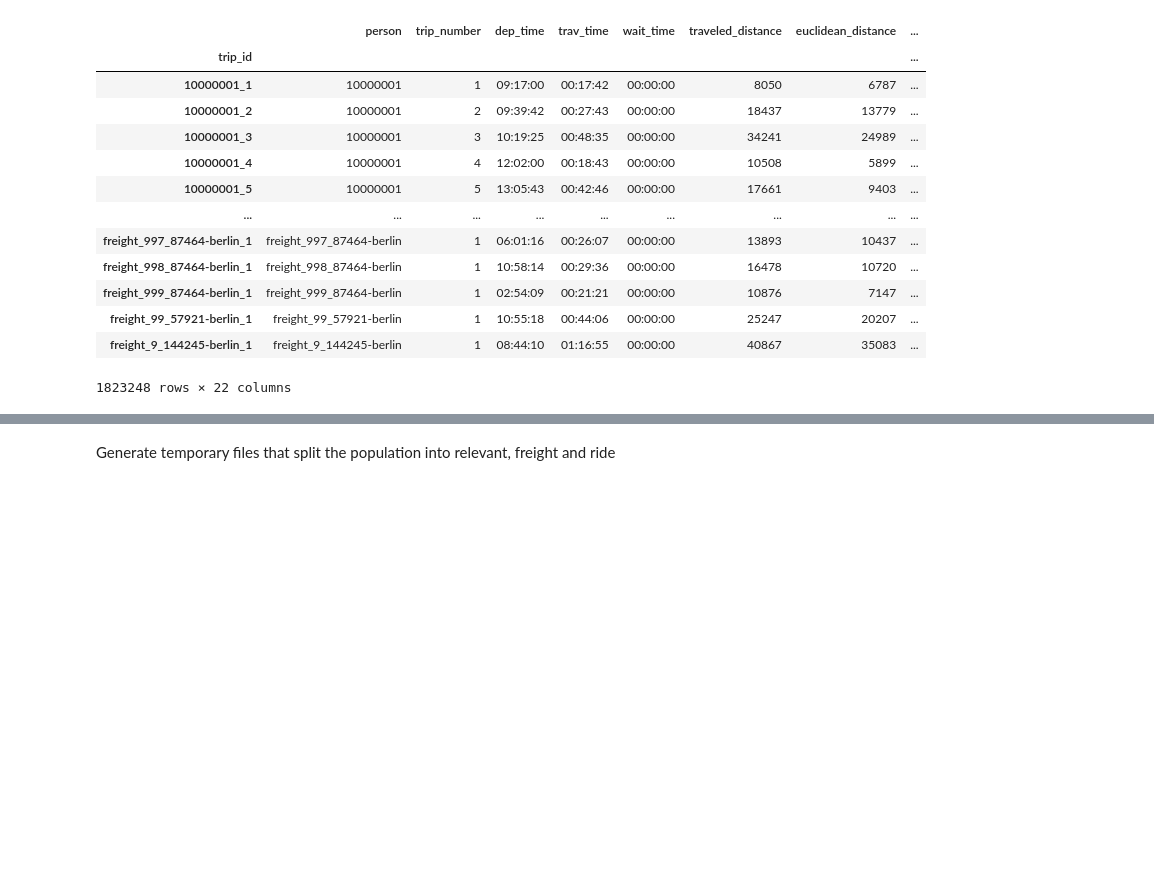
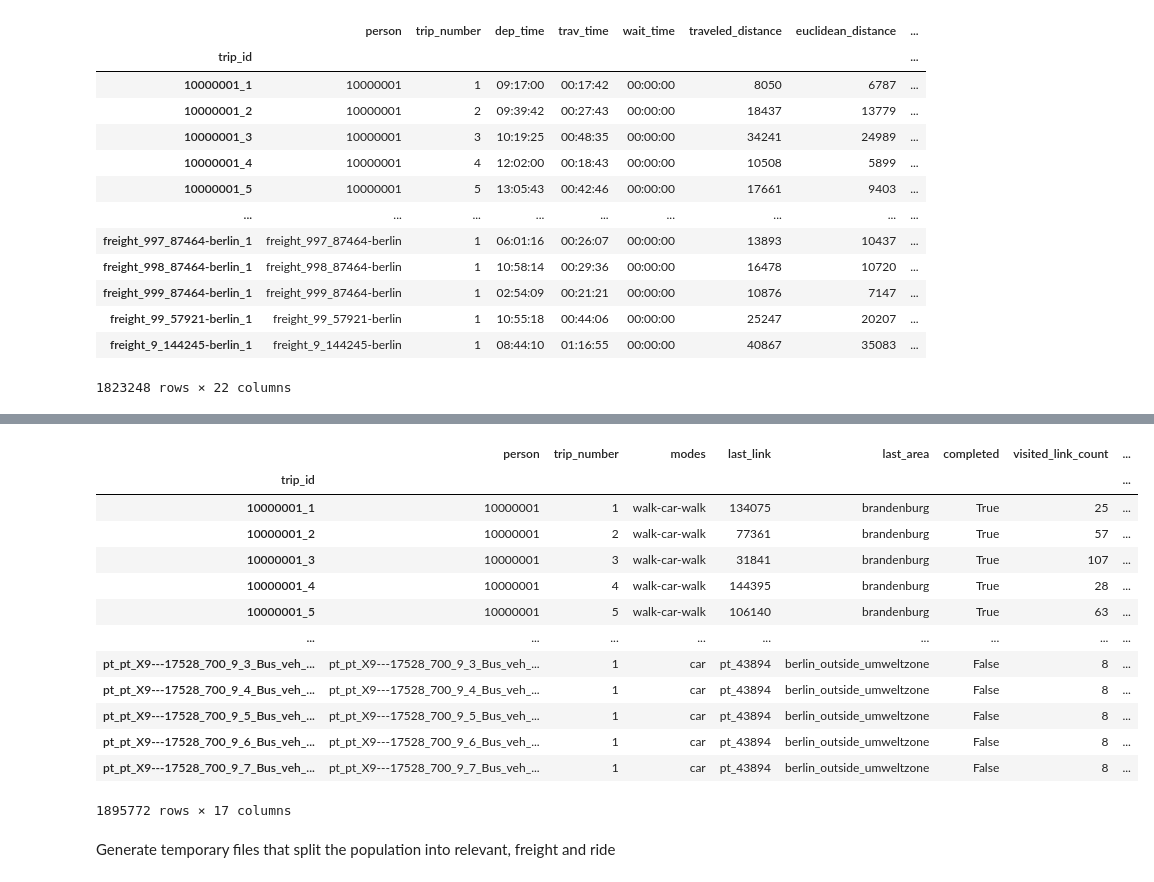
Before and after one commit to unsap/matsim-berlin-homework, a Jupyter notebook: src/main/python/pipeline.ipynb, the cells around one changed output, grey strips where cells are left out. Saved outputs shown, nothing was run; the diff lists cells and outputs as text; code cells hidden in the pictures; blank space fills up the shorter version.

```diff
--- a/src/main/python/pipeline.ipynb
+++ b/src/main/python/pipeline.ipynb
@@ -51,3 +74,20 @@ trips_by_scenario[BerlinScenario.BASE]
+# %%
+read_trips_additional(path(BerlinScenario.BASE, "analysis", "trips_additional.csv"))
+# %% [output]
+|  | person | trip_number | modes | last_link | last_area | completed | visited_link_count | ... |
+| trip_id |  |  |  |  |  |  |  | ... |
+| 10000001_1 | 10000001 | 1 | walk-car-walk | 134075 | brandenburg | True | 25 | ... |
+| 10000001_2 | 10000001 | 2 | walk-car-walk | 77361 | brandenburg | True | 57 | ... |
+| 10000001_3 | 10000001 | 3 | walk-car-walk | 31841 | brandenburg | True | 107 | ... |
+| 10000001_4 | 10000001 | 4 | walk-car-walk | 144395 | brandenburg | True | 28 | ... |
+| 10000001_5 | 10000001 | 5 | walk-car-walk | 106140 | brandenburg | True | 63 | ... |
+| ... | ... | ... | ... | ... | ... | ... | ... | ... |
+| pt_pt_X9---17528_700_9_3_Bus_veh_... | pt_pt_X9---17528_700_9_3_Bus_veh_... | 1 | car | pt_43894 | berlin_outside_umweltzone | False | 8 | ... |
+| pt_pt_X9---17528_700_9_4_Bus_veh_... | pt_pt_X9---17528_700_9_4_Bus_veh_... | 1 | car | pt_43894 | berlin_outside_umweltzone | False | 8 | ... |
+| pt_pt_X9---17528_700_9_5_Bus_veh_... | pt_pt_X9---17528_700_9_5_Bus_veh_... | 1 | car | pt_43894 | berlin_outside_umweltzone | False | 8 | ... |
+| pt_pt_X9---17528_700_9_6_Bus_veh_... | pt_pt_X9---17528_700_9_6_Bus_veh_... | 1 | car | pt_43894 | berlin_outside_umweltzone | False | 8 | ... |
+| pt_pt_X9---17528_700_9_7_Bus_veh_... | pt_pt_X9---17528_700_9_7_Bus_veh_... | 1 | car | pt_43894 | berlin_outside_umweltzone | False | 8 | ... |
+1895772 rows × 17 columns
 # %% [markdown]
 Generate temporary files that split the population into relevant, freight and ride
 # %%
```
Also changed, not shown: parts of 18 cells of this notebook, 7 other files.
